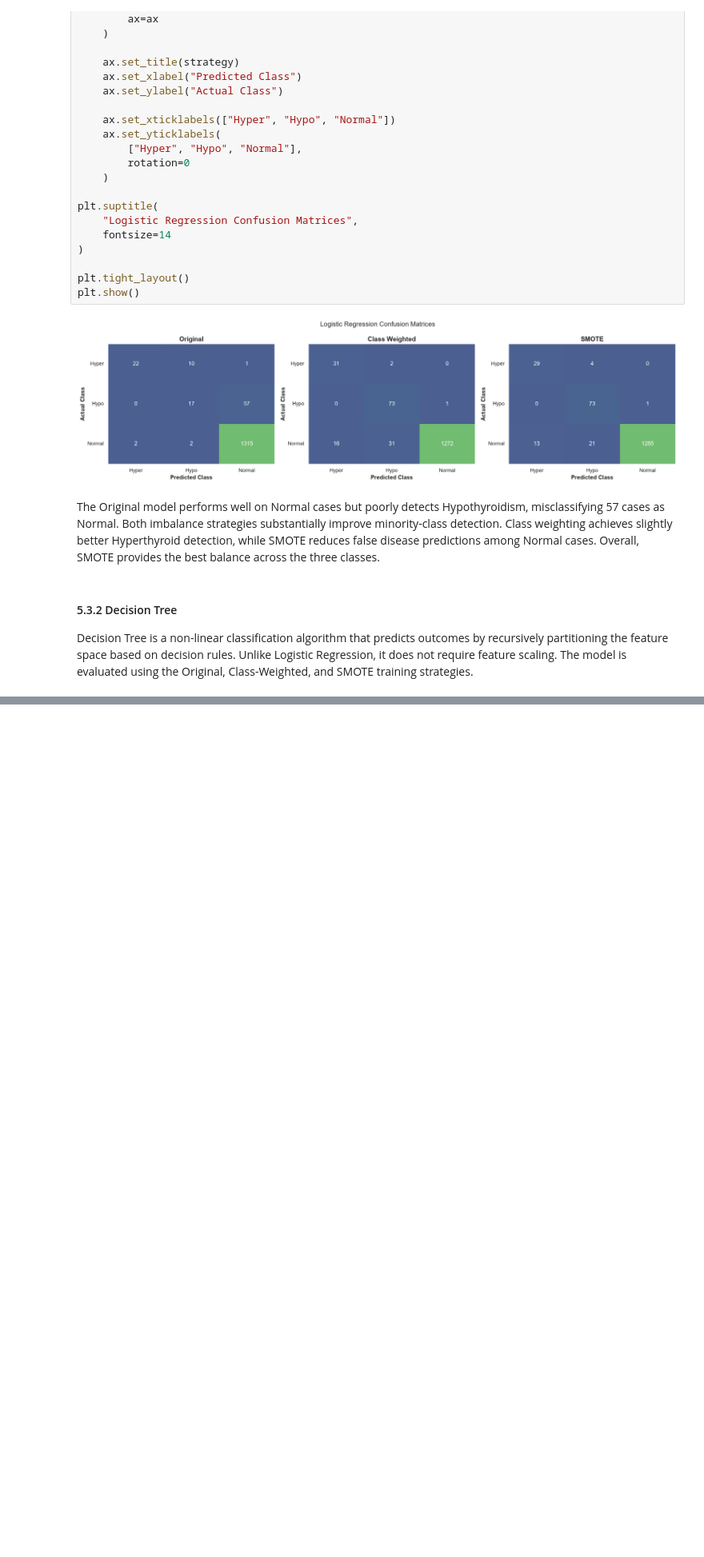
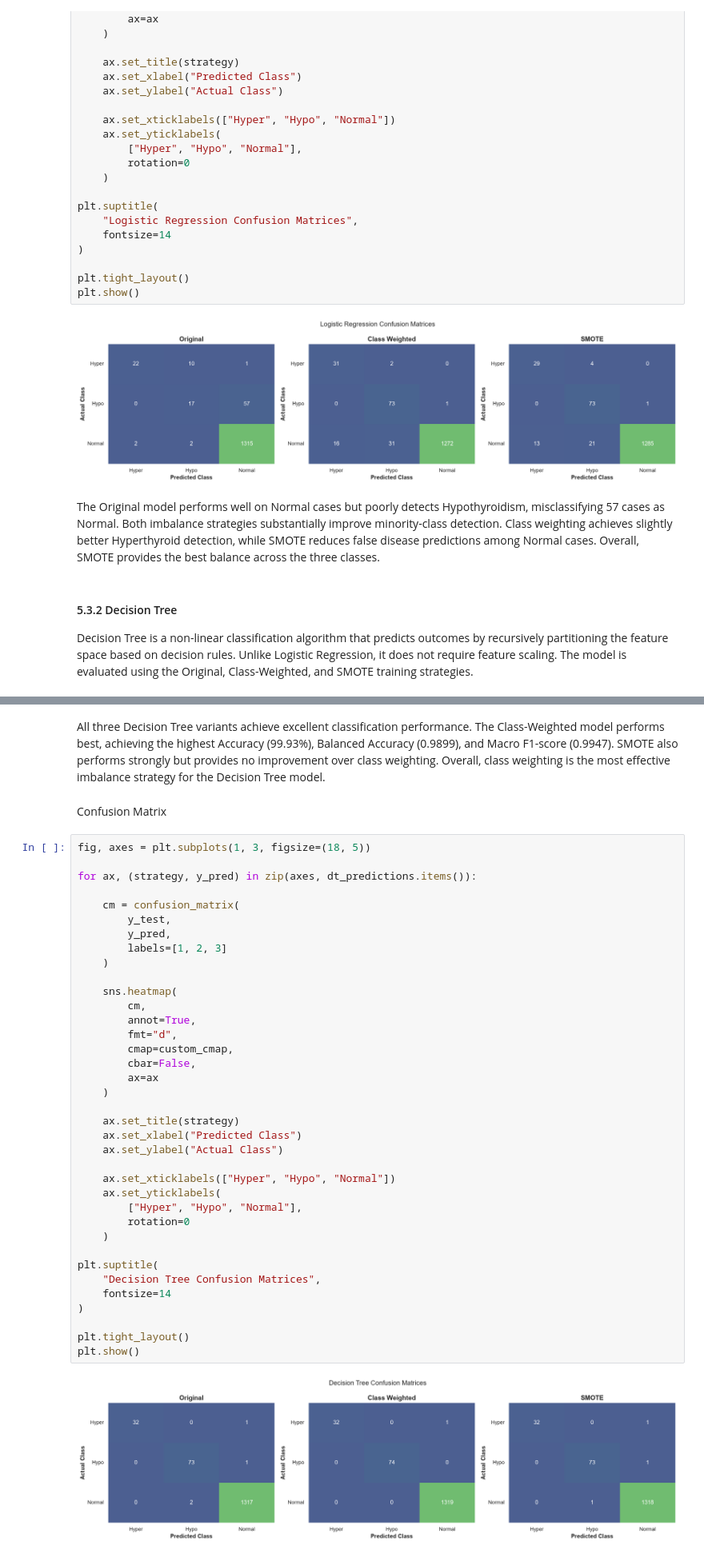
Before and after one commit to byegond-beep/Multi-class-Thyroid-Disease-Classification, a Jupyter notebook: notebook.ipynb, the cells around one changed output, grey strips where cells are left out. Shown at 80% size. Saved outputs shown, nothing was run; the diff lists cells and outputs as text; blank space fills up the shorter version.

Commit message:
Decision Tree

```diff
--- a/notebook.ipynb
+++ b/notebook.ipynb
@@ -1468,0 +1526,43 @@ Decision Tree is a non-linear classification algorithm that predicts outcomes by
+# %% [markdown]
+All three Decision Tree variants achieve excellent classification performance. The Class-Weighted model performs best, achieving the highest Accuracy (99.93%), Balanced Accuracy (0.9899), and Macro F1-score (0.9947). SMOTE also performs strongly but provides no improvement over class weighting. Overall, class weighting is the most effective imbalance strategy for the Decision Tree model.
+# %% [markdown]
+Confusion Matrix
+# %%
+fig, axes = plt.subplots(1, 3, figsize=(18, 5))
+
+for ax, (strategy, y_pred) in zip(axes, dt_predictions.items()):
+
+    cm = confusion_matrix(
+        y_test,
+        y_pred,
+        labels=[1, 2, 3]
+    )
+
+    sns.heatmap(
+        cm,
+        annot=True,
+        fmt="d",
+        cmap=custom_cmap,
+        cbar=False,
+        ax=ax
+    )
+
+    ax.set_title(strategy)
+    ax.set_xlabel("Predicted Class")
+    ax.set_ylabel("Actual Class")
+
+    ax.set_xticklabels(["Hyper", "Hypo", "Normal"])
+    ax.set_yticklabels(
+        ["Hyper", "Hypo", "Normal"],
+        rotation=0
+    )
+
+plt.suptitle(
+    "Decision Tree Confusion Matrices",
+    fontsize=14
+)
+
+plt.tight_layout()
+plt.show()
+# %% [output]
+[figure, added]
```
Also changed, not shown: parts of 3 cells of this notebook.
